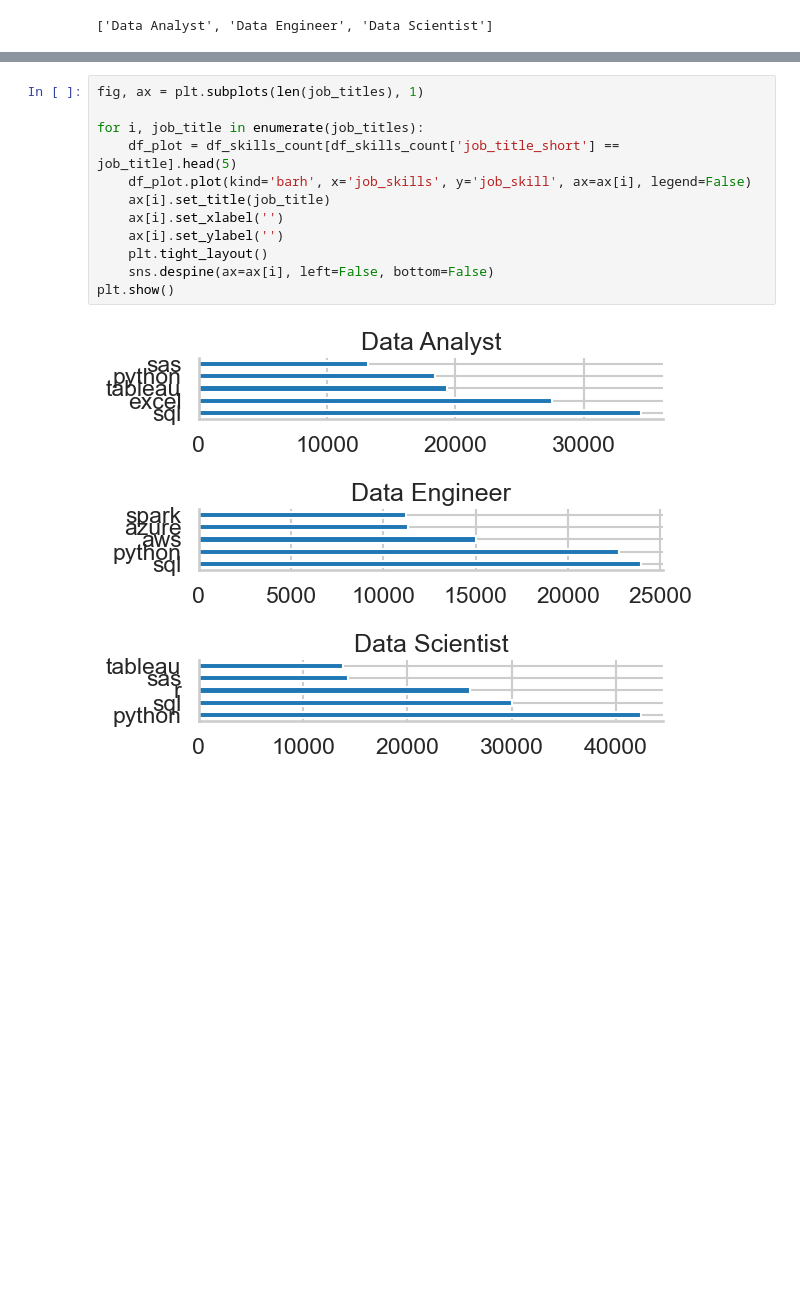
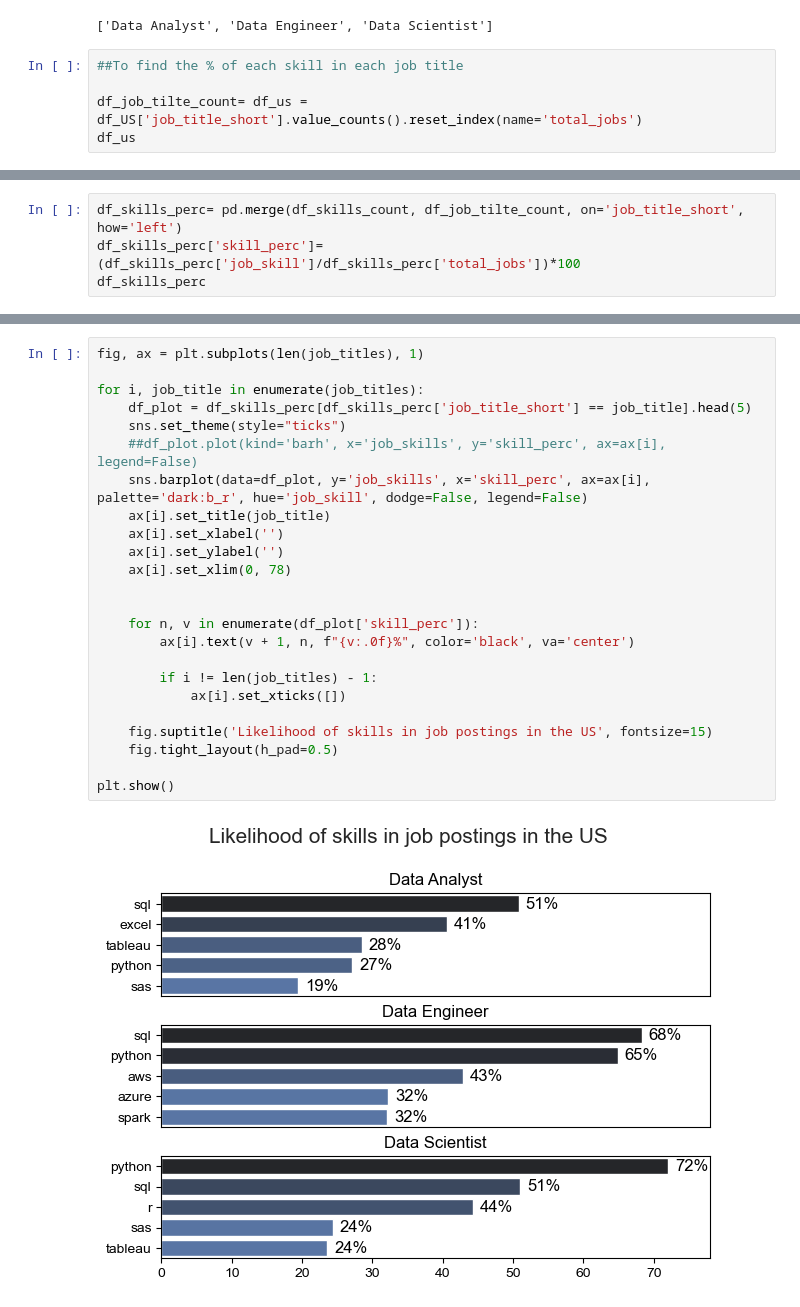
Before and after one commit to CizaAsilaBenjamin/Python_Data_Analysis_Course, a Jupyter notebook: 2_projectLucasPython/2_Skills_demand.ipynb, the cells around one changed output, grey strips where cells are left out. Drawn from its saved outputs; the diff is of its cells as text; blank space fills up the shorter version.

Commit message:
Added some codes to analyze skills demand in jobs

```diff
--- a/2_projectLucasPython/2_Skills_demand.ipynb
+++ b/2_projectLucasPython/2_Skills_demand.ipynb
@@ -41,3 +41,8 @@ job_titles = sorted(job_titles) ##sort job titles alphabetically
 job_titles
 # %% [output]
 ['Data Analyst', 'Data Engineer', 'Data Scientist']
+# %%
+##To find the % of each skill in each job title
+
+df_job_tilte_count= df_us = df_US['job_title_short'].value_counts().reset_index(name='total_jobs')
+df_us
@@ -43,0 +61,4 @@ job_titles
+# %%
+df_skills_perc= pd.merge(df_skills_count, df_job_tilte_count, on='job_title_short', how='left')
+df_skills_perc['skill_perc']= (df_skills_perc['job_skill']/df_skills_perc['total_jobs'])*100
+df_skills_perc
@@ -44,14 +79,26 @@ job_titles
 # %%
 fig, ax = plt.subplots(len(job_titles), 1)
 
 for i, job_title in enumerate(job_titles):
-    df_plot = df_skills_count[df_skills_count['job_title_short'] == job_title].head(5)
-    df_plot.plot(kind='barh', x='job_skills', y='job_skill', ax=ax[i], legend=False)
+    df_plot = df_skills_perc[df_skills_perc['job_title_short'] == job_title].head(5)
+    sns.set_theme(style="ticks")
+    ##df_plot.plot(kind='barh', x='job_skills', y='skill_perc', ax=ax[i], legend=False)
+    sns.barplot(data=df_plot, y='job_skills', x='skill_perc', ax=ax[i], palette='dark:b_r', hue='job_skill', dodge=False, legend=False)
     ax[i].set_title(job_title)
     ax[i].set_xlabel('')
     ax[i].set_ylabel('')
-    plt.tight_layout()
-    sns.despine(ax=ax[i], left=False, bottom=False)
+    ax[i].set_xlim(0, 78)
+
+
+    for n, v in enumerate(df_plot['skill_perc']):
+        ax[i].text(v + 1, n, f"{v:.0f}%", color='black', va='center')
+
+        if i != len(job_titles) - 1:
+            ax[i].set_xticks([])
+
+    fig.suptitle('Likelihood of skills in job postings in the US', fontsize=15)
+    fig.tight_layout(h_pad=0.5)
+
 plt.show()
 # %% [output]
-[figure, old version]
+[figure, new version]
```
Also changed, not shown: parts of 2 cells of this notebook.
